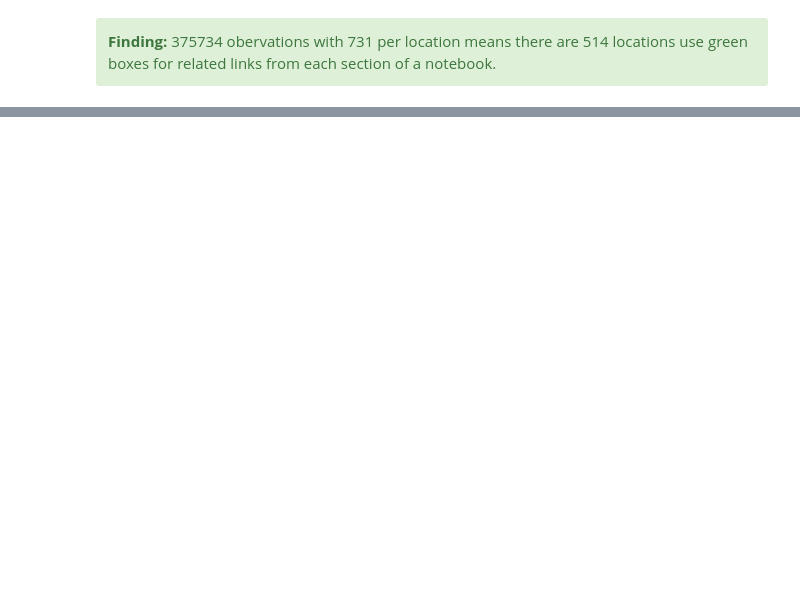
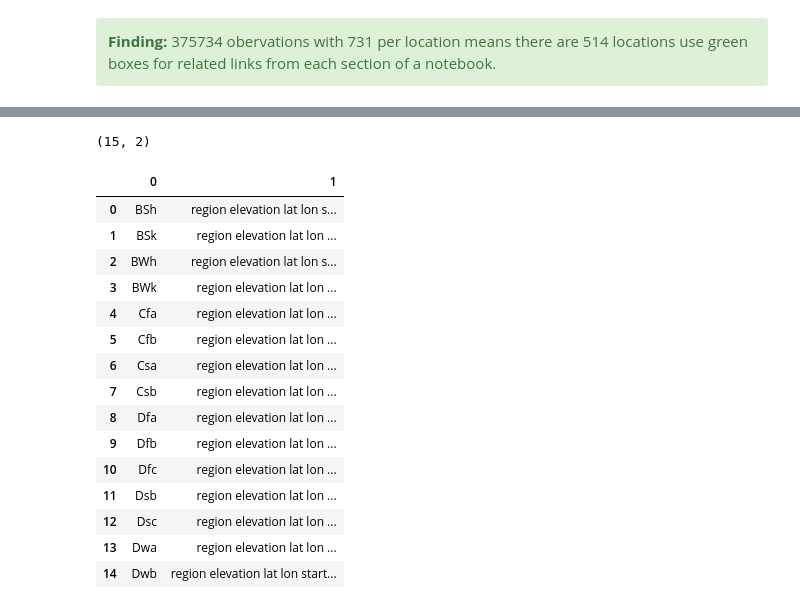
Before and after one commit to Mirzakhani-Capstone/mirzakhani_shared, a Jupyter notebook: naomi/workbook_day1.ipynb, the cells around one changed output, grey strips where cells are left out. Cells and saved outputs as stored; diff of their text form; code cells hidden in the pictures; blank space fills up the shorter version.

```diff
--- a/naomi/workbook_day1.ipynb
+++ b/naomi/workbook_day1.ipynb
@@ -98,0 +102,2 @@ df.lon.value_counts()
+# %%
+regions = pd.DataFrame(df.groupby('region'))
@@ -98,0 +113,23 @@ df.lon.value_counts()
+# %%
+regions.shape
+# %% [output]
+(15, 2)
+# %%
+regions
+# %% [output]
+|  | 0 | 1 |
+| 0 | BSh | region elevation lat lon s... |
+| 1 | BSk | region elevation lat lon ... |
+| 2 | BWh | region elevation lat lon s... |
+| 3 | BWk | region elevation lat lon ... |
+| 4 | Cfa | region elevation lat lon ... |
+| 5 | Cfb | region elevation lat lon ... |
+| 6 | Csa | region elevation lat lon ... |
+| 7 | Csb | region elevation lat lon ... |
+| 8 | Dfa | region elevation lat lon ... |
+| 9 | Dfb | region elevation lat lon ... |
+| 10 | Dfc | region elevation lat lon ... |
+| 11 | Dsb | region elevation lat lon ... |
+| 12 | Dsc | region elevation lat lon ... |
+| 13 | Dwa | region elevation lat lon ... |
+| 14 | Dwb | region elevation lat lon start... |
```
Also changed, not shown: parts of 20 cells of this notebook, 1 other file.
